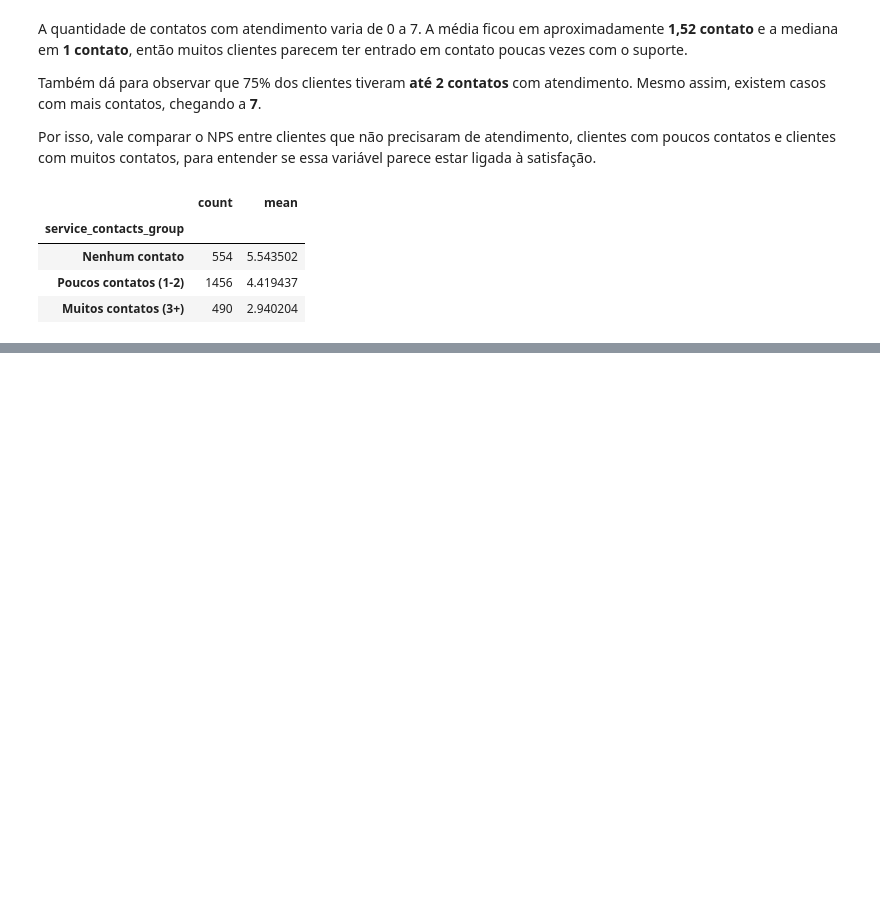
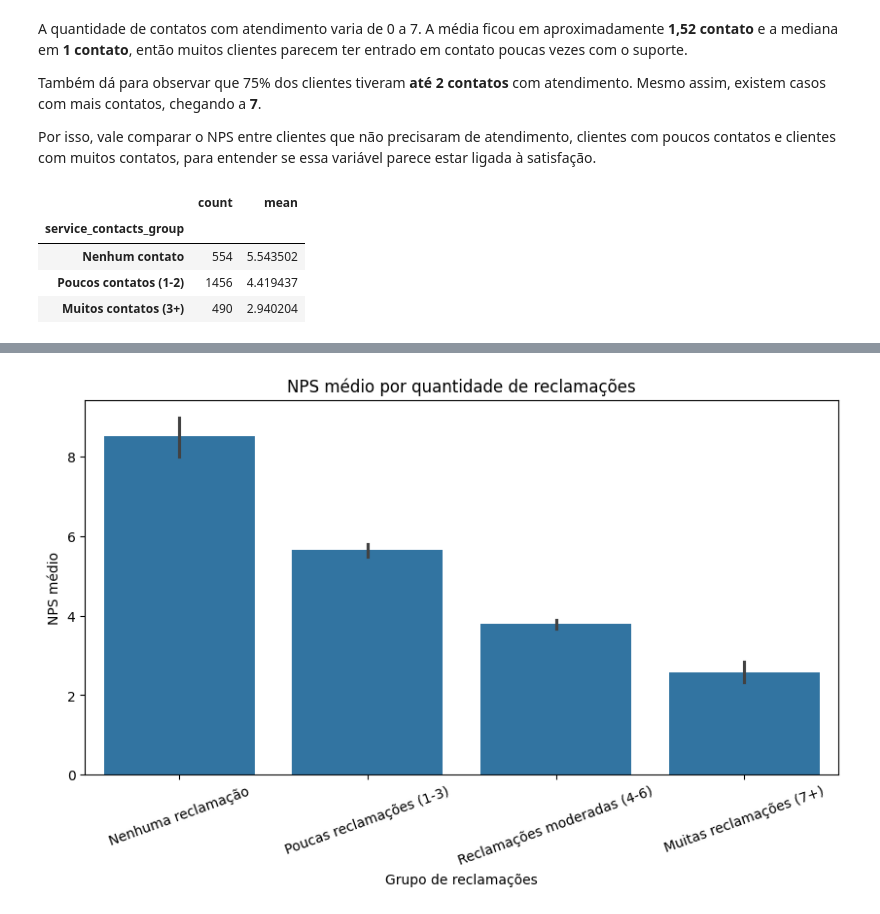
Before and after one commit to vitoriags/nps-predictive-analysis, a Jupyter notebook: notebooks/01_eda_nps.ipynb, the cells around one changed output, grey strips where cells are left out. Drawn from its saved outputs; the diff is of its cells as text; code cells hidden in the pictures; blank space fills up the shorter version.

```diff
--- a/notebooks/01_eda_nps.ipynb
+++ b/notebooks/01_eda_nps.ipynb
@@ -289,0 +337,16 @@ df.groupby("service_contacts_group")["nps_score"].agg(["count", "mean"]).sort_va
+# %%
+# Criando grupos para a quantidade de reclamações
+def classificar_reclamacoes(qtd):
+    if qtd == 0:
+        return "Nenhuma reclamação"
+    elif qtd <= 3:
+        return "Poucas reclamações (1-3)"
+    elif qtd <= 6:
+        return "Reclamações moderadas (4-6)"
+    else:
+        return "Muitas reclamações (7+)"
+
+df["complaints_group"] = df["complaints_count"].apply(classificar_reclamacoes)
+
+# Calculando a quantidade de clientes e o NPS médio para cada grupo
+df.groupby("complaints_group")["nps_score"].agg(["count", "mean"]).sort_values("mean", ascending=False)
@@ -289,0 +360,26 @@ df.groupby("service_contacts_group")["nps_score"].agg(["count", "mean"]).sort_va
+# %%
+# Definindo a ordem dos grupos de reclamações no gráfico
+ordem_reclamacoes = [
+    "Nenhuma reclamação",
+    "Poucas reclamações (1-3)",
+    "Reclamações moderadas (4-6)",
+    "Muitas reclamações (7+)"
+]
+
+plt.figure(figsize=(10, 5))
+
+sns.barplot(
+    data=df,
+    x="complaints_group",
+    y="nps_score",
+    order=ordem_reclamacoes
+)
+
+plt.title("NPS médio por quantidade de reclamações")
+plt.xlabel("Grupo de reclamações")
+plt.ylabel("NPS médio")
+
+plt.xticks(rotation=20)
+plt.show()
+# %% [output]
+[figure, added]
```
Also changed, not shown: parts of 32 cells of this notebook.
